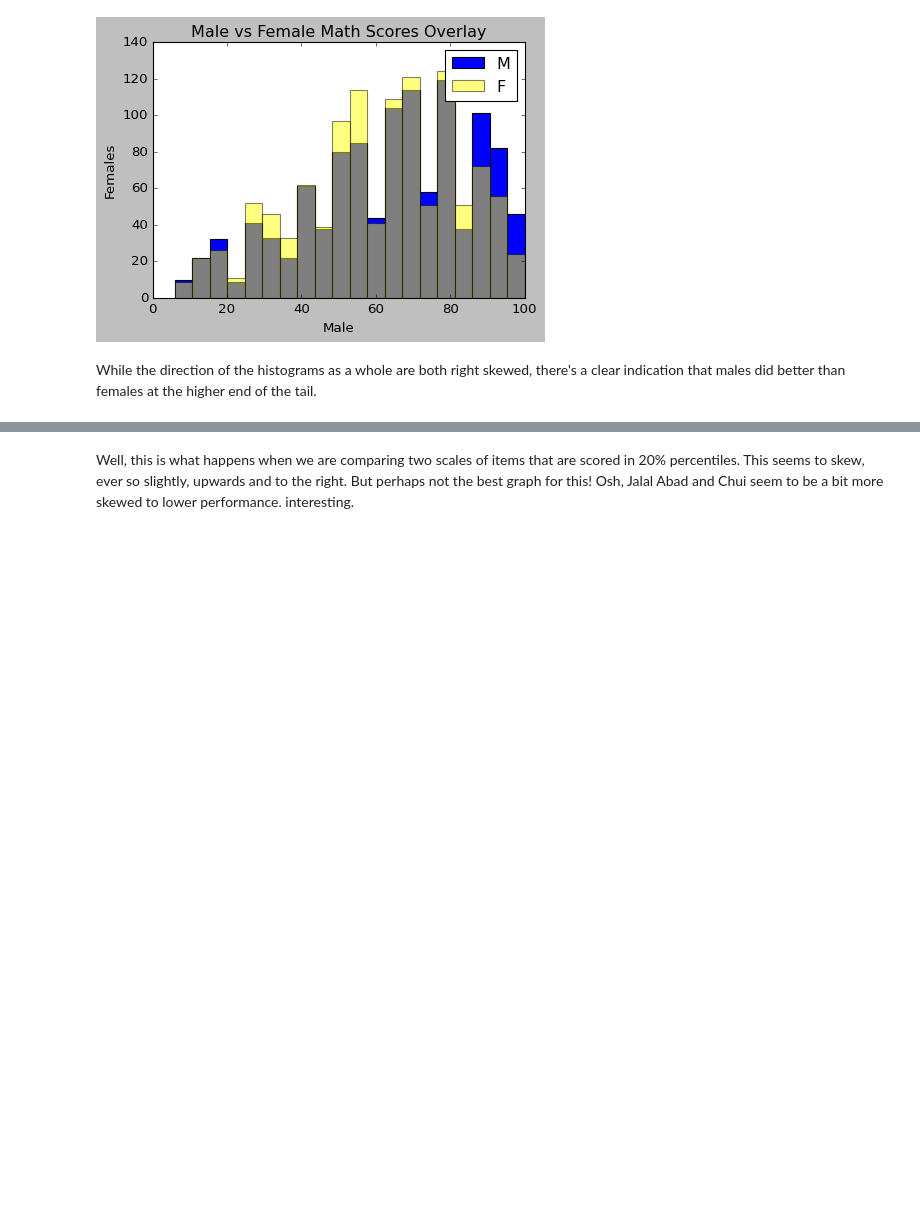
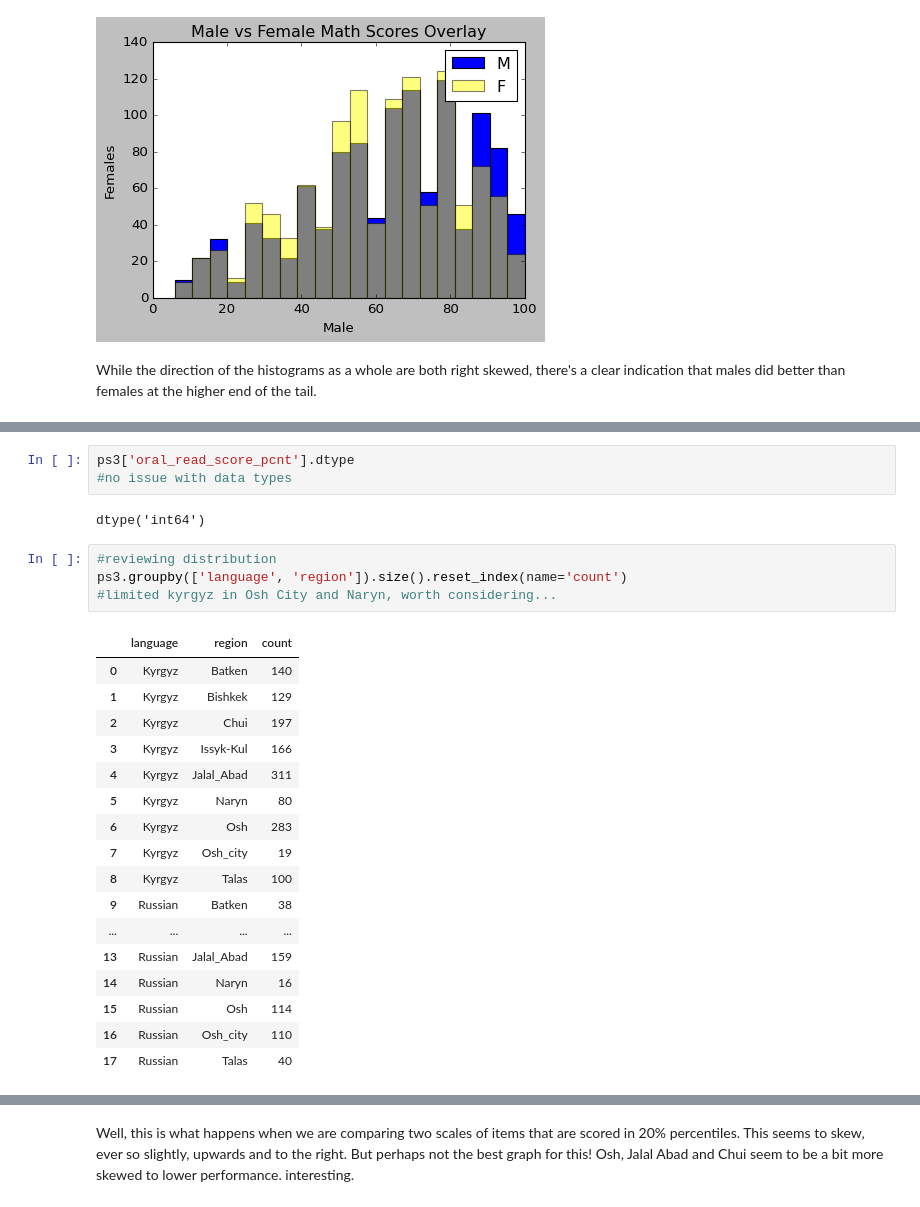
Before and after one commit to Jonchyk/Vis, a Jupyter notebook: PS2_vis_.ipynb, the cells around one changed output, grey strips where cells are left out. Drawn from its saved outputs; the diff is of its cells as text; blank space fills up the shorter version.

```diff
--- a/PS2_vis_.ipynb
+++ b/PS2_vis_.ipynb
@@ -848,0 +857,27 @@ for region in ps3 ['region'].unique():
+# %%
+ps3['oral_read_score_pcnt'].dtype
+#no issue with data types
+# %% [output]
+dtype('int64')
+# %%
+#reviewing distribution
+ps3.groupby(['language', 'region']).size().reset_index(name='count')
+#limited kyrgyz in Osh City and Naryn, worth considering...
+# %% [output]
+|  | language | region | count |
+| 0 | Kyrgyz | Batken | 140 |
+| 1 | Kyrgyz | Bishkek | 129 |
+| 2 | Kyrgyz | Chui | 197 |
+| 3 | Kyrgyz | Issyk-Kul | 166 |
+| 4 | Kyrgyz | Jalal_Abad | 311 |
+| 5 | Kyrgyz | Naryn | 80 |
+| 6 | Kyrgyz | Osh | 283 |
+| 7 | Kyrgyz | Osh_city | 19 |
+| 8 | Kyrgyz | Talas | 100 |
+| 9 | Russian | Batken | 38 |
+| ... | ... | ... | ... |
+| 13 | Russian | Jalal_Abad | 159 |
+| 14 | Russian | Naryn | 16 |
+| 15 | Russian | Osh | 114 |
+| 16 | Russian | Osh_city | 110 |
+| 17 | Russian | Talas | 40 |
```
Also changed, not shown: parts of 7 cells of this notebook.
